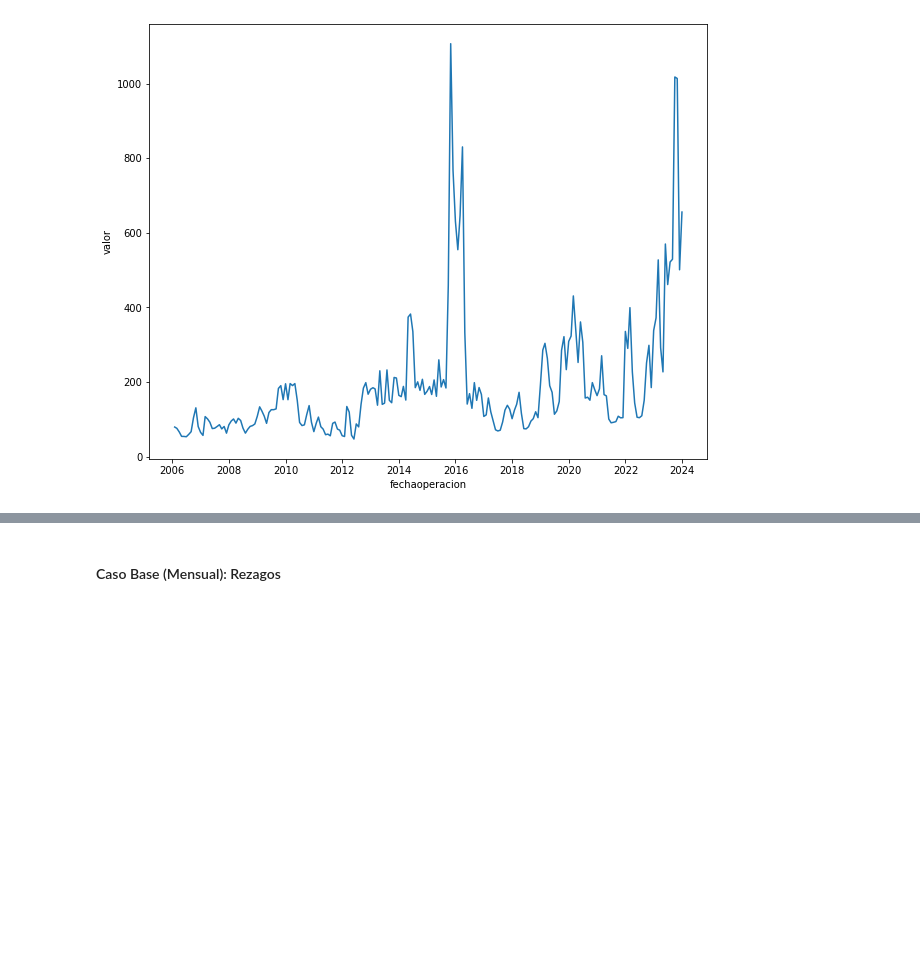
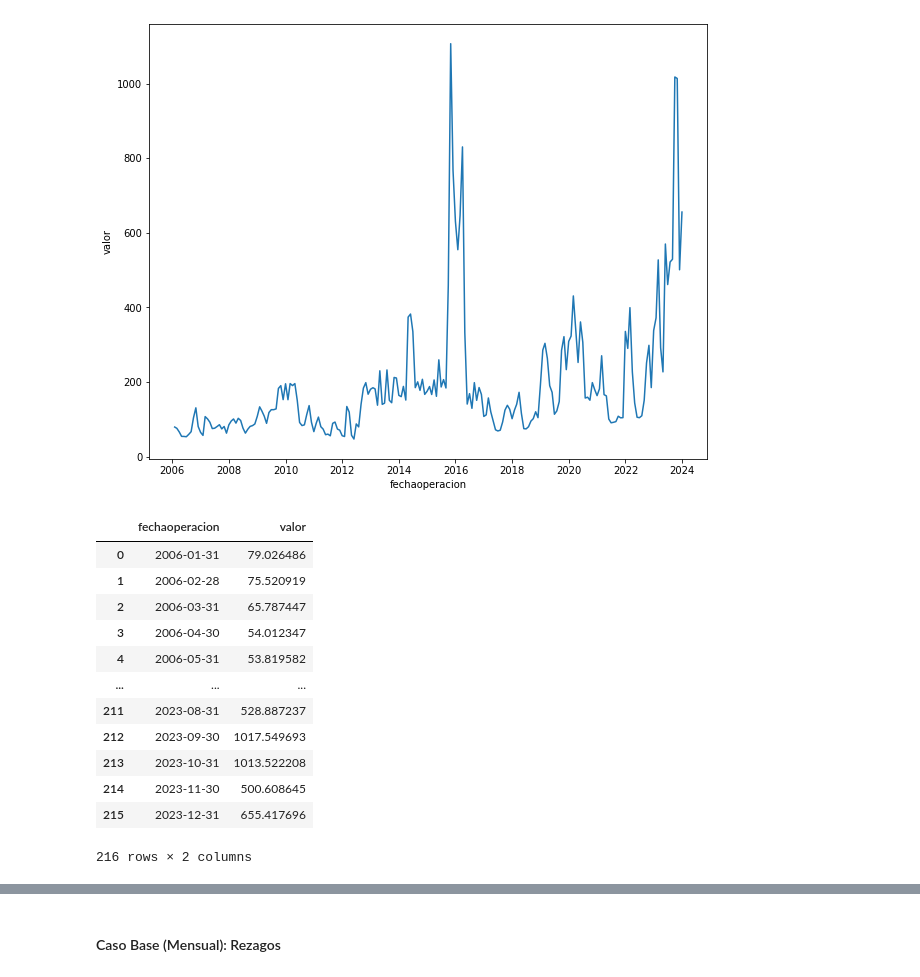
Before and after one commit to kmartinezm/G6-AST, a Jupyter notebook: _sources/unidad_2_estructura.ipynb, the cells around one changed output, grey strips where cells are left out. Drawn from its saved outputs; the diff is of its cells as text; code cells hidden in the pictures; blank space fills up the shorter version.

```diff
--- a/_sources/unidad_2_estructura.ipynb
+++ b/_sources/unidad_2_estructura.ipynb
@@ -185,3 +179,20 @@ sns.lineplot(data=df_vcm,x='fechaoperacion',y='valor')
 plt.show()
 # %% [output]
 [figure]
+# %%
+# creando promedio movil
+df_vcm
+# %% [output]
+|  | fechaoperacion | valor |
+| 0 | 2006-01-31 | 79.026486 |
+| 1 | 2006-02-28 | 75.520919 |
+| 2 | 2006-03-31 | 65.787447 |
+| 3 | 2006-04-30 | 54.012347 |
+| 4 | 2006-05-31 | 53.819582 |
+| ... | ... | ... |
+| 211 | 2023-08-31 | 528.887237 |
+| 212 | 2023-09-30 | 1017.549693 |
+| 213 | 2023-10-31 | 1013.522208 |
+| 214 | 2023-11-30 | 500.608645 |
+| 215 | 2023-12-31 | 655.417696 |
+216 rows × 2 columns
```
Also changed, not shown: parts of 8 cells of this notebook, 29 other files.
